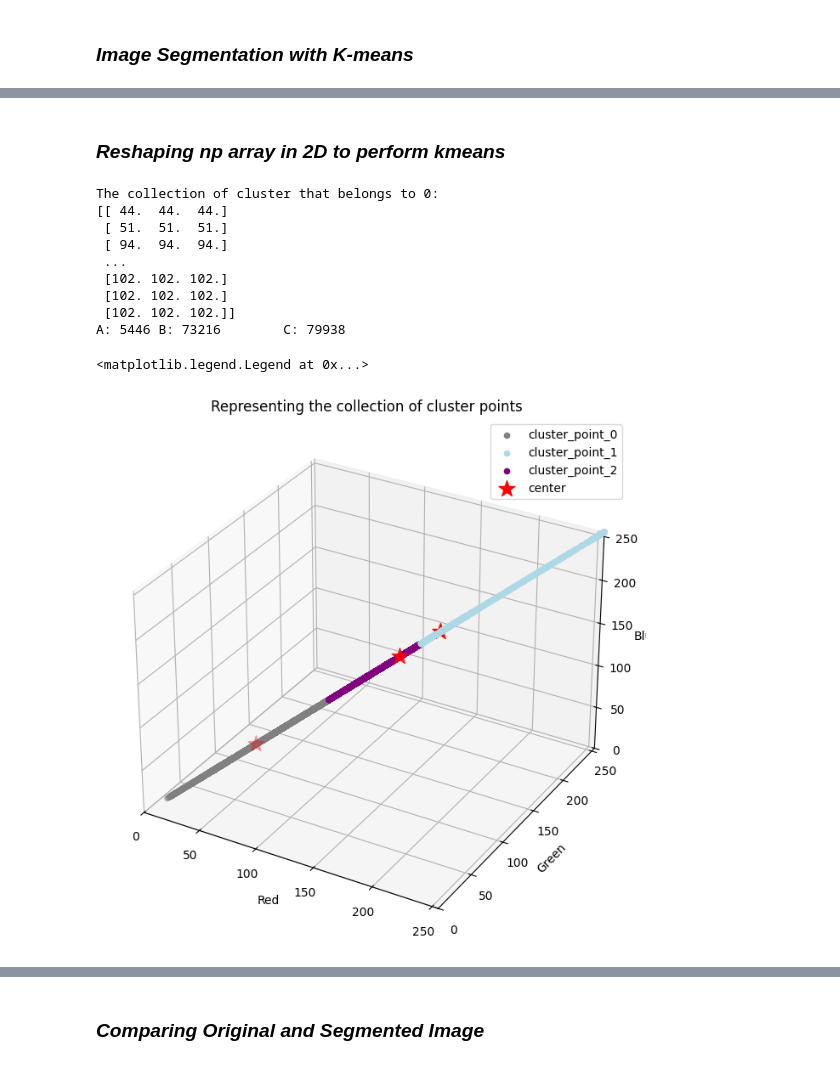
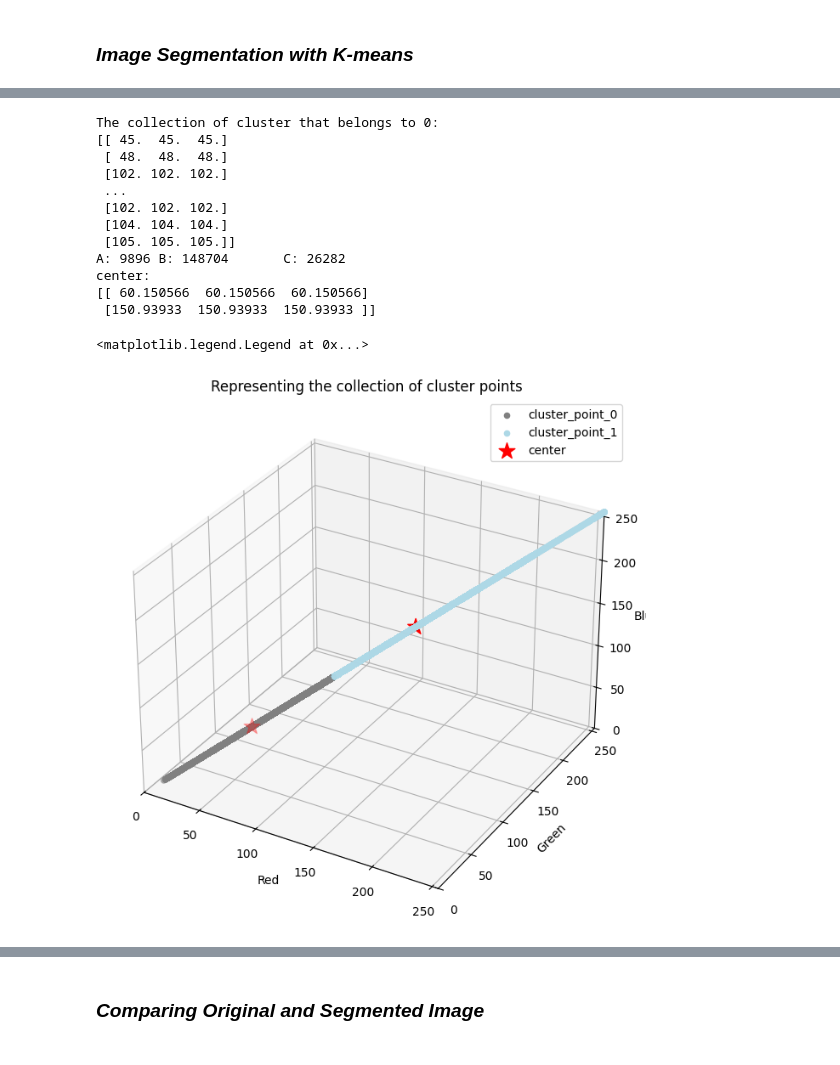
Before and after one commit to Akhilan-xd/Empty_-_Detection_ML, a Jupyter notebook: src/empty.ipynb, the cells around one changed output, grey strips where cells are left out. Saved outputs shown, nothing was run; the diff lists cells and outputs as text; code cells hidden in the pictures.

Commit message:
[UPDATED] with patches that gives the empty space and uploading the requirements.txt

```diff
--- a/src/empty.ipynb
+++ b/src/empty.ipynb
@@ -20,20 +18,16 @@ import os
 import pandas as pd
 
 root_repo = os.path.dirname(os.path.abspath('/home/lil-e-va/Downloads/ML_project/empty_-_detection_ML/data'))
-img_path = os.path.join(root_repo,'data/image_003.jpg')
+img_path = os.path.join(root_repo,'data/image_010.jpg')
 img_path = os.path.normpath(img_path)
 
 if not os.path.exists(img_path):
     raise FileNotFoundError(f"Image file not found at: {img_path}")
 
 
-# image = cv2.imread("/home/lil-e-va/Downloads/ML_project/empty_-_detection_ML/data/image_003.jpg",0)
 image = cv2.imread(img_path,0)
 print(f'The size of the image: {image.shape}')
 
-# # Creating the dataframe
-# dataframe_image = pd.DataFrame(image)
-# dataframe_image.to_csv("/home/lil-e-va/Downloads/ML_project/empty_-_detection_ML/data/Image_values.csv")
 
 cv2.imshow('Original',image)
 cv2.waitKey(0)
@@ -206,5 +66,3 @@ r: [ 44  51  94 ... 178 178 179]
-# %% [markdown]
-### _Reshaping np array in 2D to perform kmeans_
 # %%
 '''
 kmeans - Clustering
@@ -214,26 +72,18 @@ flatten() - return a copy of a given array in such a way that it is collapsed in
 
 '''
 
+img = cv2.cvtColor(cropped_image,cv2.COLOR_GRAY2RGB)
+
 vectorized = img.reshape((-1,3))
-# print(f'vectorized: {vectorized.shape}')
 vectorized = np.float32(vectorized)
-# print(f'vectorized: {vectorized}')
 
 
 criteria = (cv2.TERM_CRITERIA_EPS + cv2.TERM_CRITERIA_MAX_ITER, 100, 0.2)
-K = 3
+K = 2
 attempts = 10
 ret,label,center=cv2.kmeans(vectorized,K,None,criteria,attempts,cv2.KMEANS_RANDOM_CENTERS)
 
-
-# # Created to check the label values
-# label_dict = pd.DataFrame(label)
-# label_dict.to_csv('/home/lil-e-va/Downloads/ML_project/empty_-_detection_ML/data/label_data_1')
-
-
-# print(f'lable:\n{label}')
 label = label.flatten()
-# print(f'{label}')
 # %%
 '''
 Plotting a graph to represent the data
@@ -246,50 +96,50 @@ import matplotlib.pyplot as plt
 
 clusters = np.unique(label)  # Get unique cluster labels i.e., [0,1,2]
 cluster_points = {cluster: [] for cluster in clusters}  # Dictionary to store points per cluster
-# print(cluster_points)
 
 for cluster_id in clusters:
     cluster_points[cluster_id] = vectorized[label == cluster_id]
 
 print(f'The collection of cluster that belongs to 0: \n{cluster_points[0]}')  # Points in cluster 0
 A = cluster_points[0]
 B = cluster_points[1]
-C = cluster_points[2]
+# C = cluster_points[2]
 
 print(f'A: {len(A)}\tB: {len(B)}\tC: {len(C)}')
+print(f'center: \n{center}')
 
-# D = cluster_points[3]
-# E = cluster_points[4]
 
 fig = plt.figure(figsize=(12,8))
 ax = plt.axes(projection='3d')
 
 ax.scatter(A[:,0],A[:,1],A[:,2],c='grey',label='cluster_point_0')
 ax.scatter(B[:,0],B[:,1],B[:,2],c='lightblue',label='cluster_point_1')
-ax.scatter(C[:,0],C[:,1],C[:,2],c='purple',label='cluster_point_2')
+# ax.scatter(C[:,0],C[:,1],C[:,2],c='purple',label='cluster_point_2')
 ax.scatter(center[:,0],center[:,1],center[:,2],s=200,c='red',marker='*',label="center")
 
-# ax.scatter(D[:,0],D[:,1],D[:,2],c='green')
-# ax.scatter(E[:,0],E[:,1],E[:,2],c='silver')
+
 
 
 ax.set_xlim([0,255])
 ax.set_ylim([0,255])
 ax.set_zlim([0,255])
 ax.set_xlabel('Red')
 ax.set_ylabel('Green')
 ax.set_zlabel('Blue')
 ax.set_title("Representing the collection of cluster points")
 ax.legend()
 # %% [output]
 The collection of cluster that belongs to 0:
-[[ 44.  44.  44.]
- [ 51.  51.  51.]
- [ 94.  94.  94.]
+[[ 45.  45.  45.]
+ [ 48.  48.  48.]
+ [102. 102. 102.]
  ...
  [102. 102. 102.]
- [102. 102. 102.]
- [102. 102. 102.]]
-A: 5446 B: 73216        C: 79938
+ [104. 104. 104.]
+ [105. 105. 105.]]
+A: 9896 B: 148704       C: 26282
+center:
+[[ 60.150566  60.150566  60.150566]
+ [150.93933  150.93933  150.93933 ]]
 <matplotlib.legend.Legend at 0x...>
-[figure, old version]
+[figure, new version]
```
Also changed, not shown: parts of 31 cells of this notebook, 1 other file.
